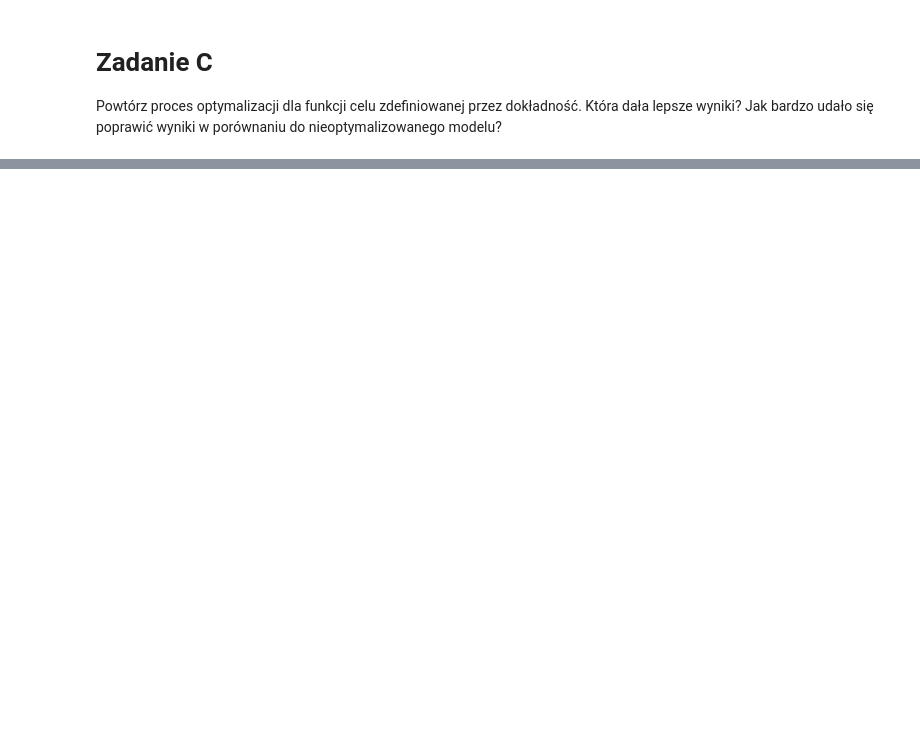
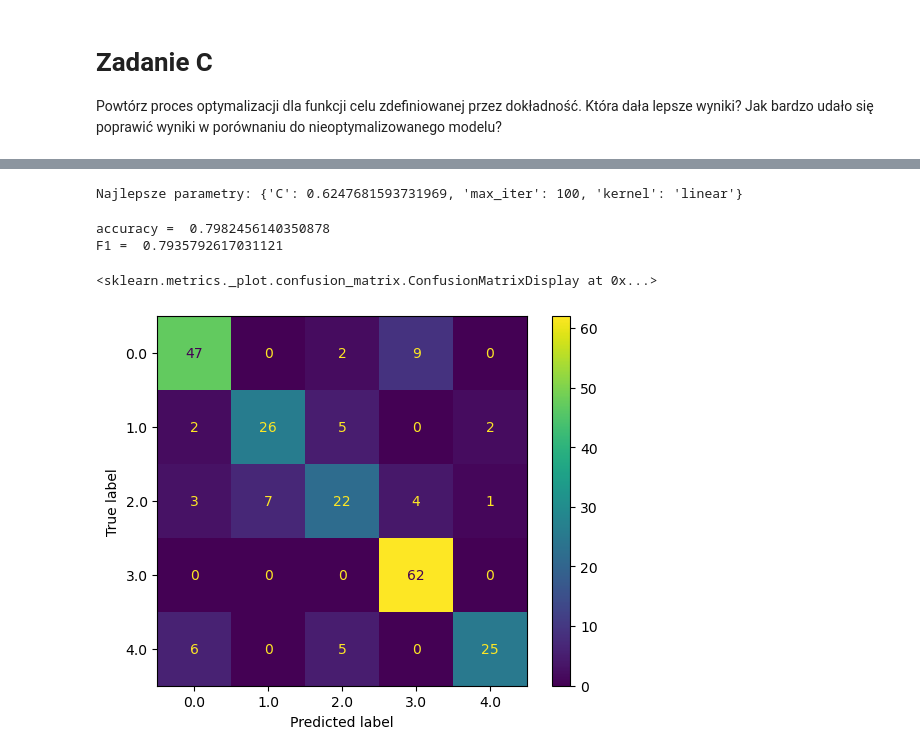
Before and after one commit to matgaj/pum2025, a Jupyter notebook: lab6/Lab6_zad2_SVM_multiclass.ipynb, the cells around one changed output, grey strips where cells are left out. Saved outputs shown, nothing was run; the diff lists cells and outputs as text; code cells hidden in the pictures; blank space fills up the shorter version.

```diff
--- a/lab6/Lab6_zad2_SVM_multiclass.ipynb
+++ b/lab6/Lab6_zad2_SVM_multiclass.ipynb
@@ -135,0 +156,25 @@ scoring = {'acc_macro': make_scorer(accuracy_score, average='weighted')}
+# %%
+scoring = {'acc_macro': make_scorer(accuracy_score)}
+def objective(trial, model, get_space, X, y):
+    model_space = get_space(trial)
+
+    mdl = model(**model_space)
+    scores = cross_validate(mdl, X, y,
+                            scoring=scoring,
+                            cv=StratifiedKFold(n_splits=5),
+                            return_train_score=True,
+                            n_jobs=-1)
+
+    return np.mean(scores['test_acc_macro'])
+
+def get_space(trial):
+    space = {"C": trial.suggest_float("C", 0, 1.5),
+           'max_iter': trial.suggest_int('max_iter', 100, 100),
+           "kernel": trial.suggest_categorical("kernel", ["rbf", "linear", "poly"])}
+    return space
+
+model = SVC
+trials = 5
+
+study = create_study(direction='maximize', study_name='multiclass_SVM_optimization')
+study.optimize(lambda x: objective(x, model, get_space, X_train_scaled, y_train), n_trials=trials)
@@ -135,0 +188,18 @@ scoring = {'acc_macro': make_scorer(accuracy_score, average='weighted')}
+# %%
+print("Najlepsze parametry:", study.best_params)
+
+best_svm_acc = SVC(**study.best_params, random_state=42)
+best_svm_acc.fit(X_train_scaled, y_train)
+
+y_pred_acc = best_svm_acc.predict(X_test_scaled)
+
+print('accuracy = ', accuracy_score(y_test, y_pred_acc))
+print('F1 = ', f1_score(y_test, y_pred_acc, average='weighted'))
+
+ConfusionMatrixDisplay.from_predictions(y_test, y_pred_acc)
+# %% [output]
+Najlepsze parametry: {'C': 0.6247681593731969, 'max_iter': 100, 'kernel': 'linear'}
+accuracy =  0.7982456140350878
+F1 =  0.7935792617031121
+<sklearn.metrics._plot.confusion_matrix.ConfusionMatrixDisplay at 0x...>
+[figure, added]
```
Also changed, not shown: parts of 7 cells of this notebook.
